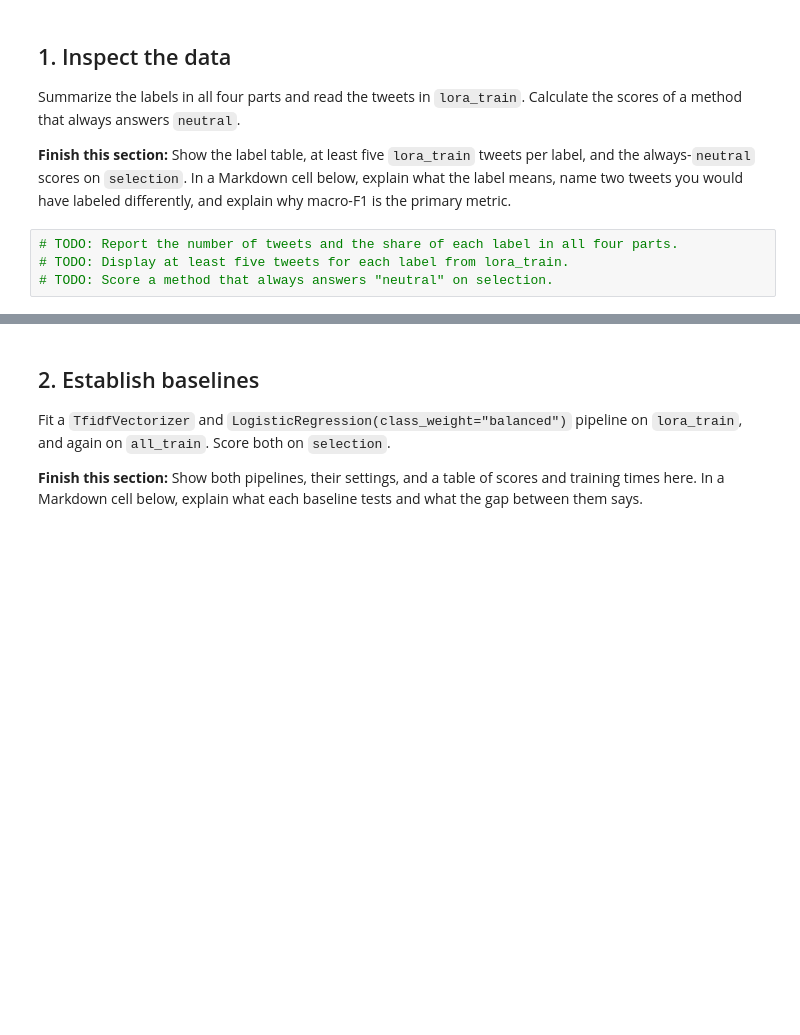
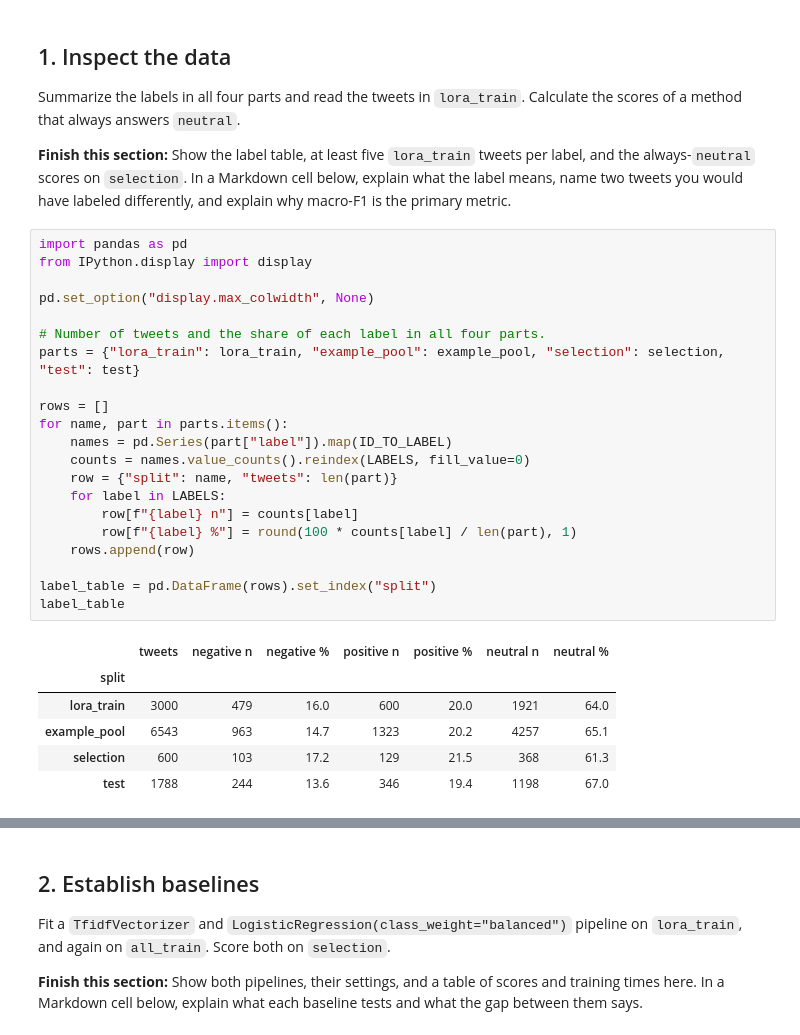
Before and after one commit to swstevens/ics635-assignment2, a Jupyter notebook: hw2.ipynb, the cells around one changed output, grey strips where cells are left out. Saved outputs shown, nothing was run; the diff lists cells and outputs as text; blank space fills up the shorter version.

```diff
--- a/hw2.ipynb
+++ b/hw2.ipynb
@@ -102,6 +102,30 @@ Summarize the labels in all four parts and read the tweets in `lora_train`. Calc
 
 **Finish this section:** Show the label table, at least five `lora_train` tweets per label, and the always-`neutral` scores on `selection`. In a Markdown cell below, explain what the label means, name two tweets you would have labeled differently, and explain why macro-F1 is the primary metric.
 # %%
-# TODO: Report the number of tweets and the share of each label in all four parts.
-# TODO: Display at least five tweets for each label from lora_train.
-# TODO: Score a method that always answers "neutral" on selection.
+import pandas as pd
+from IPython.display import display
+
+pd.set_option("display.max_colwidth", None)
+
+# Number of tweets and the share of each label in all four parts.
+parts = {"lora_train": lora_train, "example_pool": example_pool, "selection": selection, "test": test}
+
+rows = []
+for name, part in parts.items():
+    names = pd.Series(part["label"]).map(ID_TO_LABEL)
+    counts = names.value_counts().reindex(LABELS, fill_value=0)
+    row = {"split": name, "tweets": len(part)}
+    for label in LABELS:
+        row[f"{label} n"] = counts[label]
+        row[f"{label} %"] = round(100 * counts[label] / len(part), 1)
+    rows.append(row)
+
+label_table = pd.DataFrame(rows).set_index("split")
+label_table
+# %% [output]
+|  | tweets | negative n | negative % | positive n | positive % | neutral n | neutral % |
+| split |  |  |  |  |  |  |  |
+| lora_train | 3000 | 479 | 16.0 | 600 | 20.0 | 1921 | 64.0 |
+| example_pool | 6543 | 963 | 14.7 | 1323 | 20.2 | 4257 | 65.1 |
+| selection | 600 | 103 | 17.2 | 129 | 21.5 | 368 | 61.3 |
+| test | 1788 | 244 | 13.6 | 346 | 19.4 | 1198 | 67.0 |
```
Also changed, not shown: parts of 7 cells of this notebook, 2 other files.
